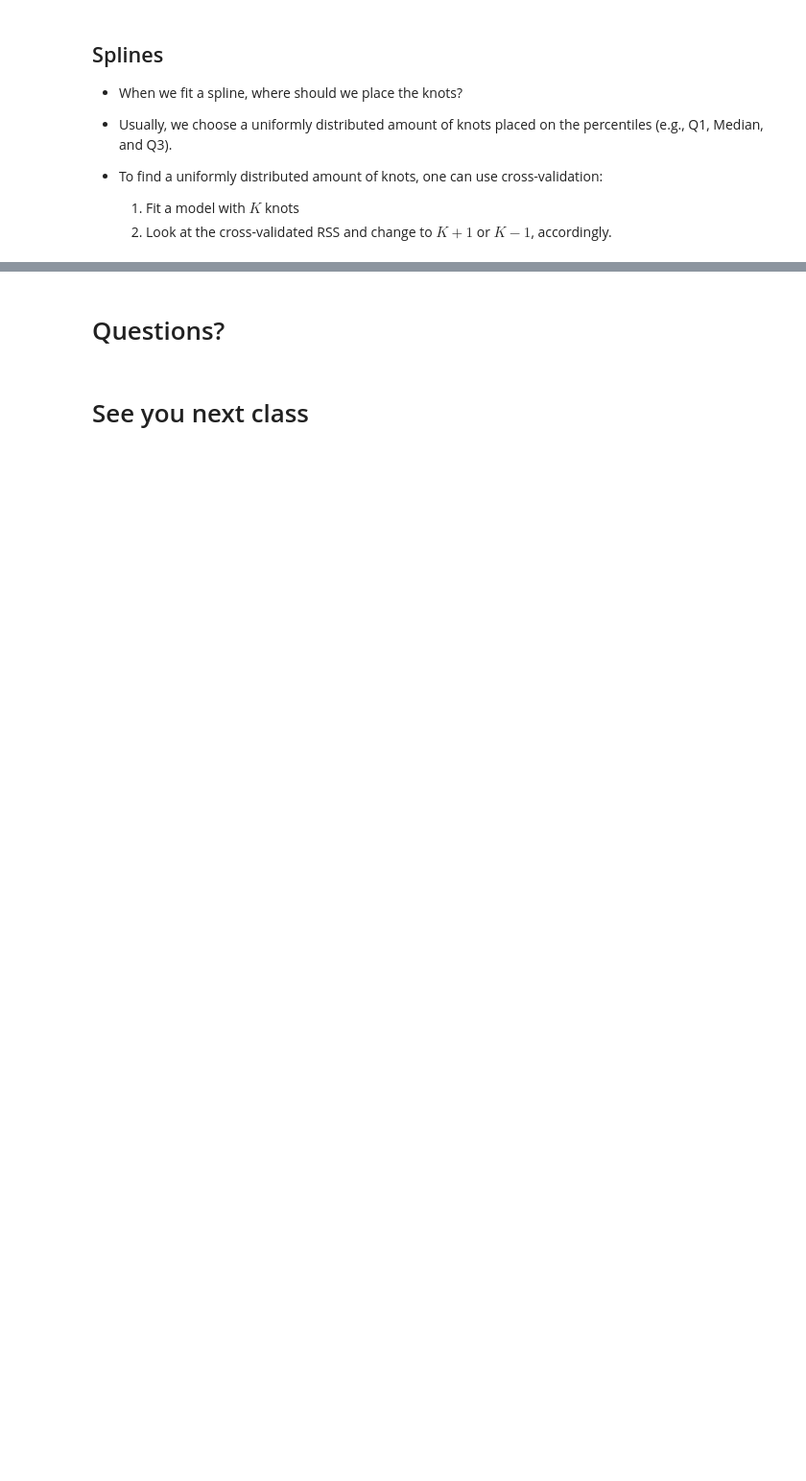
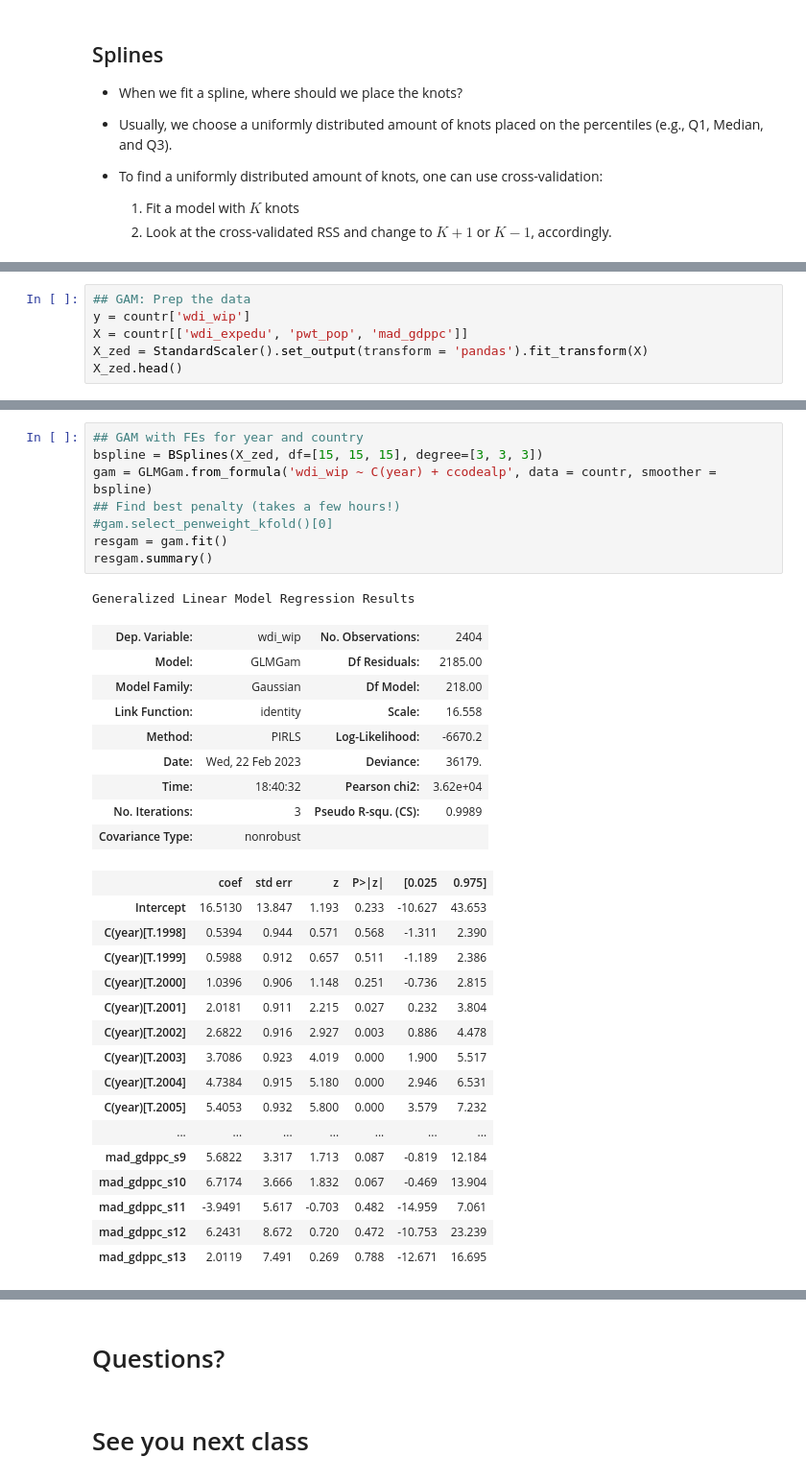
Before and after one commit to umbertomig/POLI175public, a Jupyter notebook: lectures/lecture17.ipynb, the cells around one changed output, grey strips where cells are left out. Shown at 96% size. Saved outputs shown, nothing was run; the diff lists cells and outputs as text; blank space fills up the shorter version.

```diff
--- a/lectures/lecture17.ipynb
+++ b/lectures/lecture17.ipynb
@@ -454,0 +370,6 @@ plt.show()
+# %%
+## GAM: Prep the data
+y = countr['wdi_wip']
+X = countr[['wdi_expedu', 'pwt_pop', 'mad_gdppc']]
+X_zed = StandardScaler().set_output(transform = 'pandas').fit_transform(X)
+X_zed.head()
@@ -454,0 +383,35 @@ plt.show()
+# %%
+## GAM with FEs for year and country
+bspline = BSplines(X_zed, df=[15, 15, 15], degree=[3, 3, 3])
+gam = GLMGam.from_formula('wdi_wip ~ C(year) + ccodealp', data = countr, smoother = bspline)
+## Find best penalty (takes a few hours!)
+#gam.select_penweight_kfold()[0]
+resgam = gam.fit()
+resgam.summary()
+# %% [output]
+Generalized Linear Model Regression Results
+| Dep. Variable: | wdi_wip | No. Observations: | 2404 |
+| Model: | GLMGam | Df Residuals: | 2185.00 |
+| Model Family: | Gaussian | Df Model: | 218.00 |
+| Link Function: | identity | Scale: | 16.558 |
+| Method: | PIRLS | Log-Likelihood: | -6670.2 |
+| Date: | Wed, 22 Feb 2023 | Deviance: | 36179. |
+| Time: | 18:40:32 | Pearson chi2: | 3.62e+04 |
+| No. Iterations: | 3 | Pseudo R-squ. (CS): | 0.9989 |
+| Covariance Type: | nonrobust |  |  |
+|  | coef | std err | z | P>|z| | [0.025 | 0.975] |
+| Intercept | 16.5130 | 13.847 | 1.193 | 0.233 | -10.627 | 43.653 |
+| C(year)[T.1998] | 0.5394 | 0.944 | 0.571 | 0.568 | -1.311 | 2.390 |
+| C(year)[T.1999] | 0.5988 | 0.912 | 0.657 | 0.511 | -1.189 | 2.386 |
+| C(year)[T.2000] | 1.0396 | 0.906 | 1.148 | 0.251 | -0.736 | 2.815 |
+| C(year)[T.2001] | 2.0181 | 0.911 | 2.215 | 0.027 | 0.232 | 3.804 |
+| C(year)[T.2002] | 2.6822 | 0.916 | 2.927 | 0.003 | 0.886 | 4.478 |
+| C(year)[T.2003] | 3.7086 | 0.923 | 4.019 | 0.000 | 1.900 | 5.517 |
+| C(year)[T.2004] | 4.7384 | 0.915 | 5.180 | 0.000 | 2.946 | 6.531 |
+| C(year)[T.2005] | 5.4053 | 0.932 | 5.800 | 0.000 | 3.579 | 7.232 |
+| ... | ... | ... | ... | ... | ... | ... |
+| mad_gdppc_s9 | 5.6822 | 3.317 | 1.713 | 0.087 | -0.819 | 12.184 |
+| mad_gdppc_s10 | 6.7174 | 3.666 | 1.832 | 0.067 | -0.469 | 13.904 |
+| mad_gdppc_s11 | -3.9491 | 5.617 | -0.703 | 0.482 | -14.959 | 7.061 |
+| mad_gdppc_s12 | 6.2431 | 8.672 | 0.720 | 0.472 | -10.753 | 23.239 |
+| mad_gdppc_s13 | 2.0119 | 7.491 | 0.269 | 0.788 | -12.671 | 16.695 |
```
Also changed, not shown: parts of 55 cells of this notebook, 5 other files.
